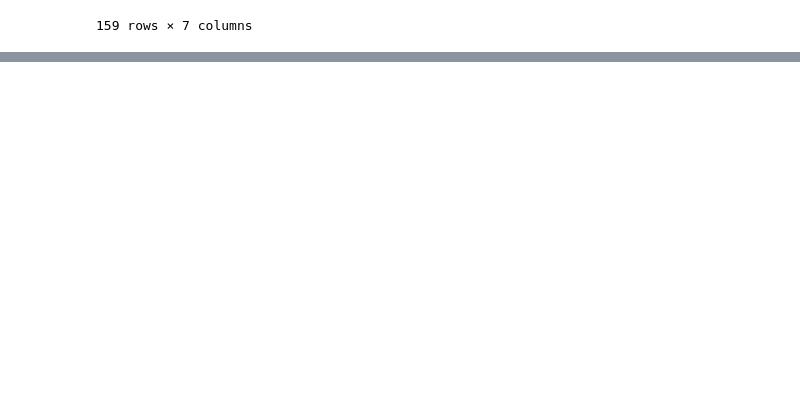
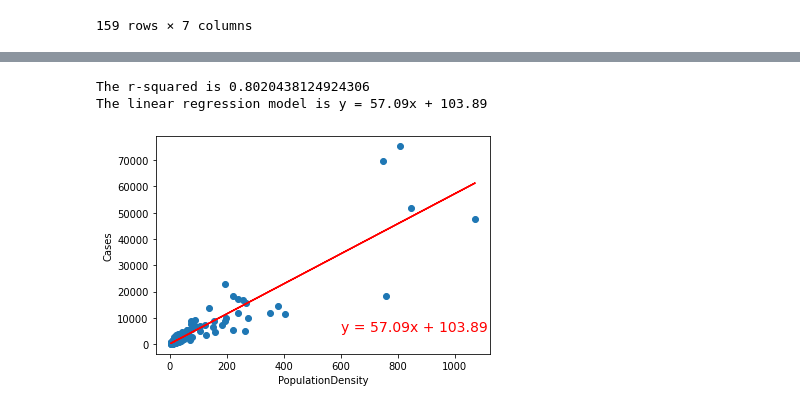
Before and after one commit to jzhao0626/Pandemic_Analysis, a Jupyter notebook: DataAnalysis/DataAnalysis_Population-vs-Case.ipynb, the cells around one changed output, grey strips where cells are left out. Drawn from its saved outputs; the diff is of its cells as text; code cells hidden in the pictures; blank space fills up the shorter version.

```diff
--- a/DataAnalysis/DataAnalysis_Population-vs-Case.ipynb
+++ b/DataAnalysis/DataAnalysis_Population-vs-Case.ipynb
@@ -23 +105,17 @@ final_df
+# %%
+final_df.plot(kind='scatter', x='PopulationDensity', y='Cases')
+
+(slope, intercept, rvalue, pvalue, stderr) = linregress(final_df['PopulationDensity'], final_df['Cases'])
+regress_values = final_df['PopulationDensity'] * slope + intercept
+line_eq = "y = " + str(round(slope,2)) + "x + " + str(round(intercept,2))
+plt.scatter(final_df['PopulationDensity'], final_df['Cases'])
+plt.plot(final_df['PopulationDensity'],regress_values,"r-")
+plt.annotate(line_eq, (600, 5000),fontsize=14,color="red")
+
+print(f'The r-squared is {rvalue**2}')
+print(f'The linear regression model is {line_eq}')
+# %% [output]
+The r-squared is 0.8020438124924306
+The linear regression model is y = 57.09x + 103.89
+[figure, added]
 # %%
```
Also changed, not shown: parts of 7 cells of this notebook, 12 other files.
